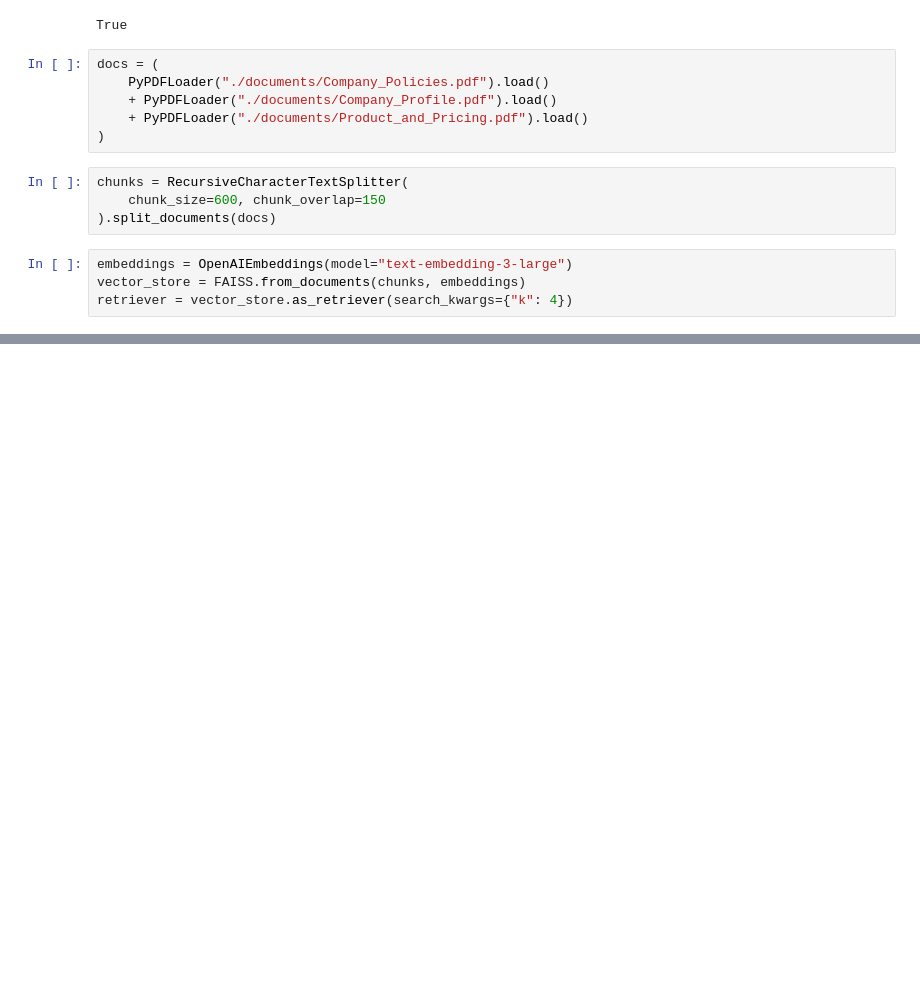
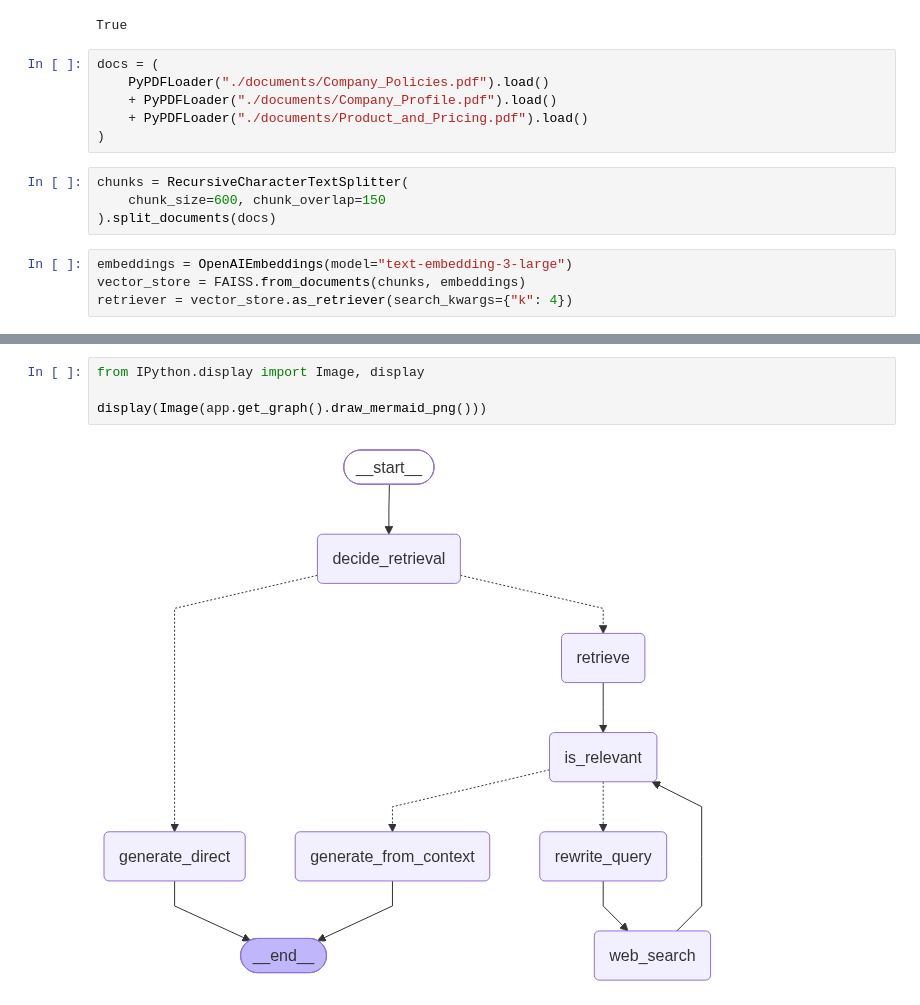
Before and after one commit to Abdullah-Jalal/Agentic_AI, a Jupyter notebook: yt-mcp-client/self_rag.ipynb, the cells around one changed output, grey strips where cells are left out. Drawn from its saved outputs; the diff is of its cells as text; blank space fills up the shorter version.

```diff
--- a/yt-mcp-client/self_rag.ipynb
+++ b/yt-mcp-client/self_rag.ipynb
@@ -125,3 +318,9 @@ app
+# %%
+from IPython.display import Image, display
+
+display(Image(app.get_graph().draw_mermaid_png()))
+# %% [output]
+[figure, added]
 # %%
 result = app.invoke(
     {
```
Also changed, not shown: parts of 15 cells of this notebook, 1 other file.
